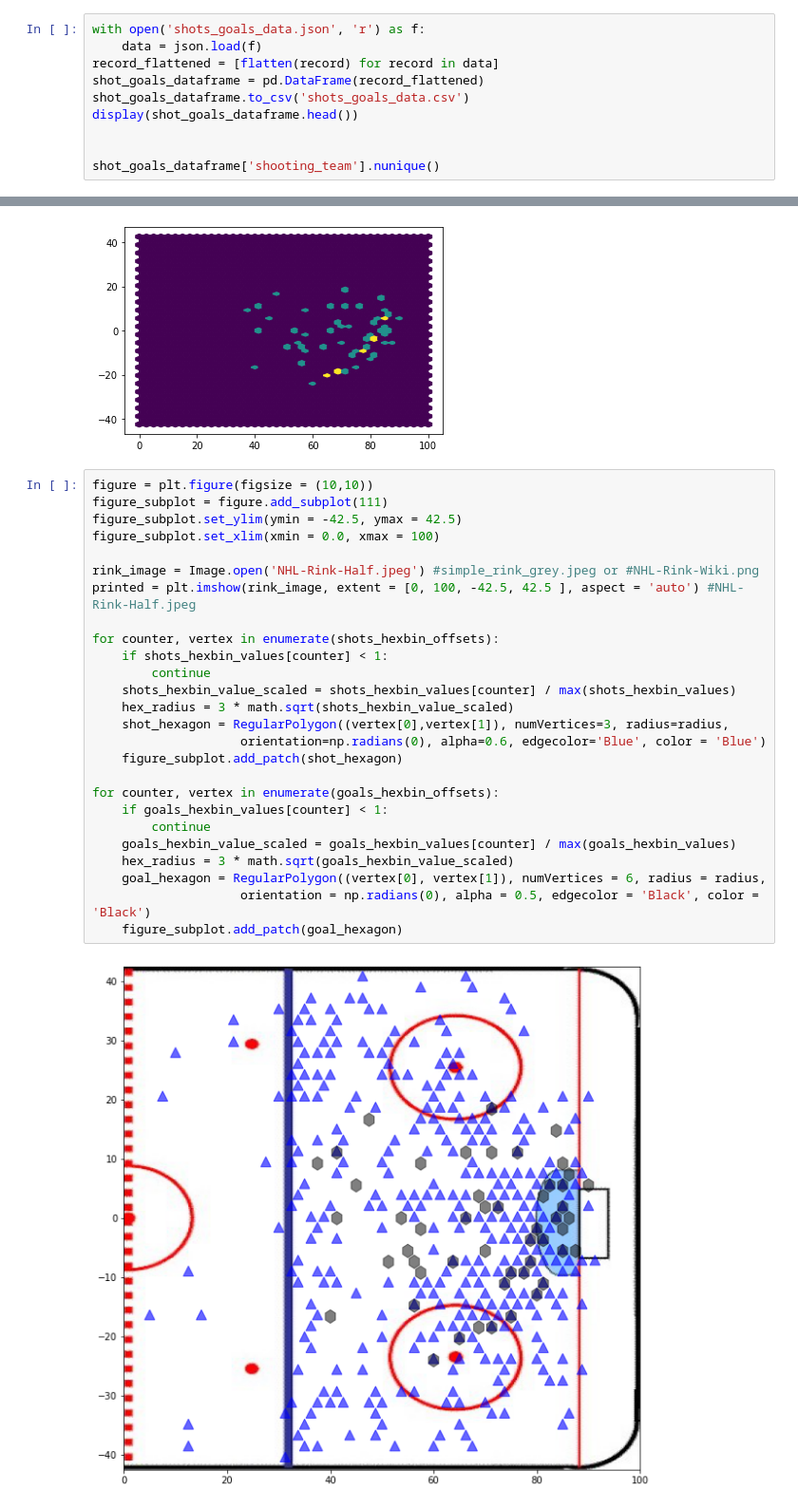
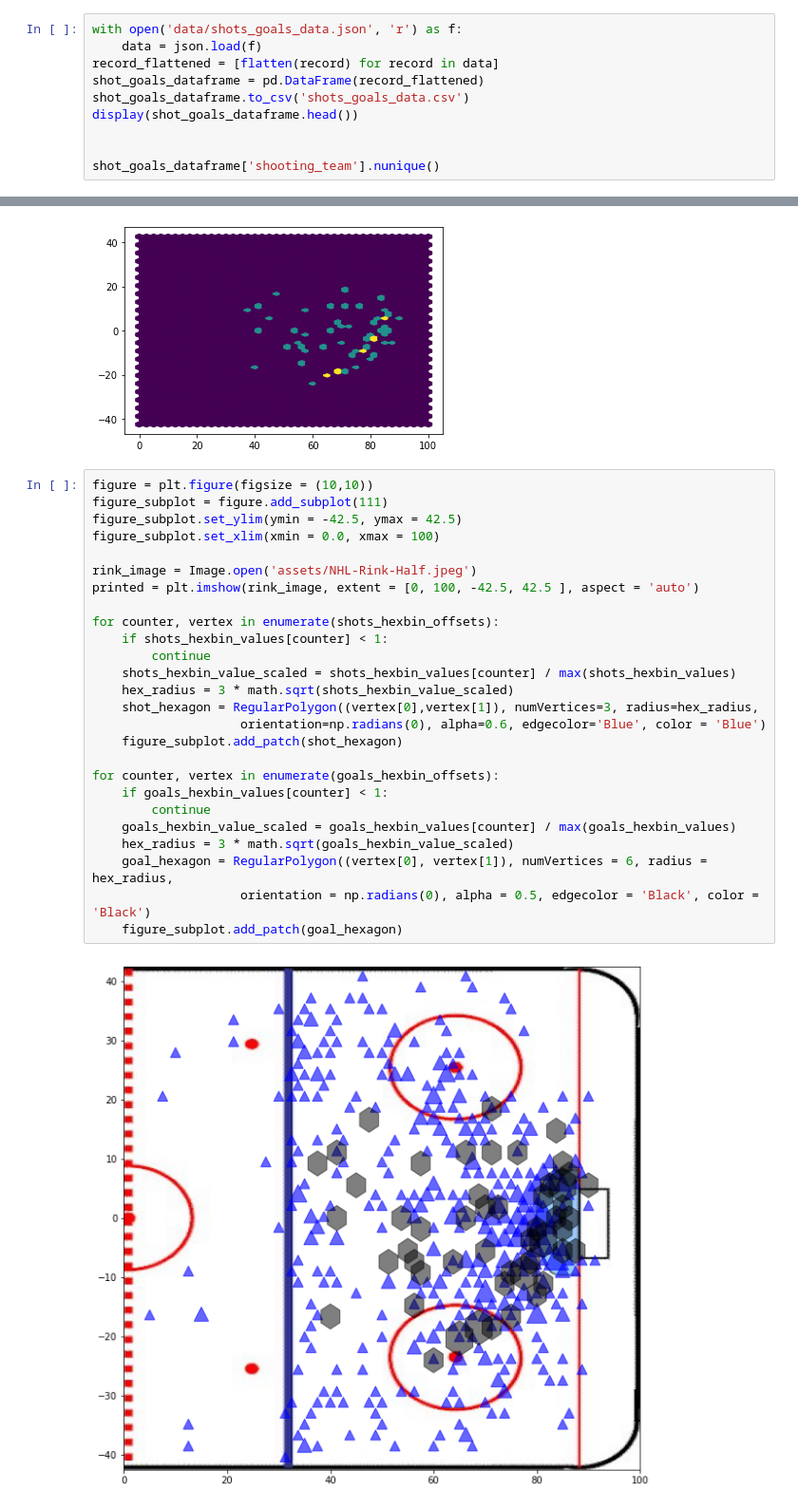
Before and after one commit to aadityapanchal/NHL-Analytics, a Jupyter notebook: NHL-Shots-Data-Analysis.ipynb, the cells around one changed output, grey strips where cells are left out. Shown at 95% size. Cells and saved outputs as stored; diff of their text form.

Commit message:
Corrected code, dashboard data related changes

```diff
--- a/NHL-Shots-Data-Analysis.ipynb
+++ b/NHL-Shots-Data-Analysis.ipynb
@@ -12,7 +12,7 @@ from PIL import Image
 from matplotlib.colors import ListedColormap,LinearSegmentedColormap
 import matplotlib.colors as mcolors
 # %%
-with open('shots_goals_data.json', 'r') as f:
+with open('data/shots_goals_data.json', 'r') as f:
     data = json.load(f)
 record_flattened = [flatten(record) for record in data]
 shot_goals_dataframe = pd.DataFrame(record_flattened)
@@ -100,28 +100,28 @@ plt.show()
 # %%
 figure = plt.figure(figsize = (10,10))
 figure_subplot = figure.add_subplot(111)
 figure_subplot.set_ylim(ymin = -42.5, ymax = 42.5)
 figure_subplot.set_xlim(xmin = 0.0, xmax = 100)
 
-rink_image = Image.open('NHL-Rink-Half.jpeg') #simple_rink_grey.jpeg or #NHL-Rink-Wiki.png
-printed = plt.imshow(rink_image, extent = [0, 100, -42.5, 42.5 ], aspect = 'auto') #NHL-Rink-Half.jpeg
+rink_image = Image.open('assets/NHL-Rink-Half.jpeg')
+printed = plt.imshow(rink_image, extent = [0, 100, -42.5, 42.5 ], aspect = 'auto')
 
 for counter, vertex in enumerate(shots_hexbin_offsets):
     if shots_hexbin_values[counter] < 1:
         continue
     shots_hexbin_value_scaled = shots_hexbin_values[counter] / max(shots_hexbin_values)
     hex_radius = 3 * math.sqrt(shots_hexbin_value_scaled)
-    shot_hexagon = RegularPolygon((vertex[0],vertex[1]), numVertices=3, radius=radius,
+    shot_hexagon = RegularPolygon((vertex[0],vertex[1]), numVertices=3, radius=hex_radius,
                     orientation=np.radians(0), alpha=0.6, edgecolor='Blue', color = 'Blue')
     figure_subplot.add_patch(shot_hexagon)
 
 for counter, vertex in enumerate(goals_hexbin_offsets):
     if goals_hexbin_values[counter] < 1:
         continue
     goals_hexbin_value_scaled = goals_hexbin_values[counter] / max(goals_hexbin_values)
     hex_radius = 3 * math.sqrt(goals_hexbin_value_scaled)
-    goal_hexagon = RegularPolygon((vertex[0], vertex[1]), numVertices = 6, radius = radius,
+    goal_hexagon = RegularPolygon((vertex[0], vertex[1]), numVertices = 6, radius = hex_radius,
                     orientation = np.radians(0), alpha = 0.5, edgecolor = 'Black', color = 'Black')
     figure_subplot.add_patch(goal_hexagon)
 # %% [output]
-[figure, old version]
+[figure, new version]
```
Also changed, not shown: parts of 1 cell of this notebook, 3 other files.
